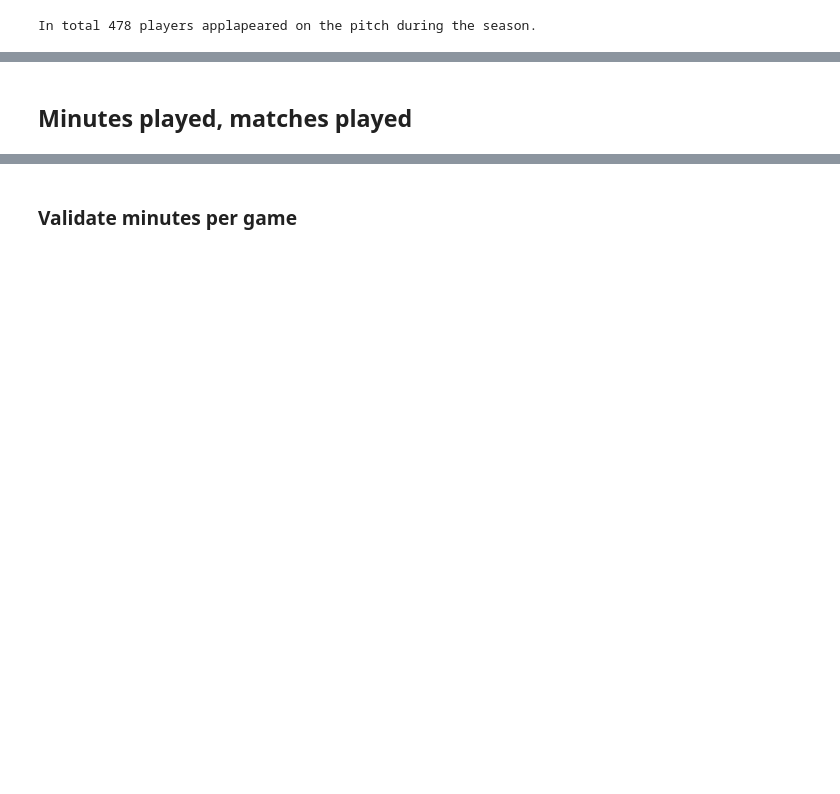
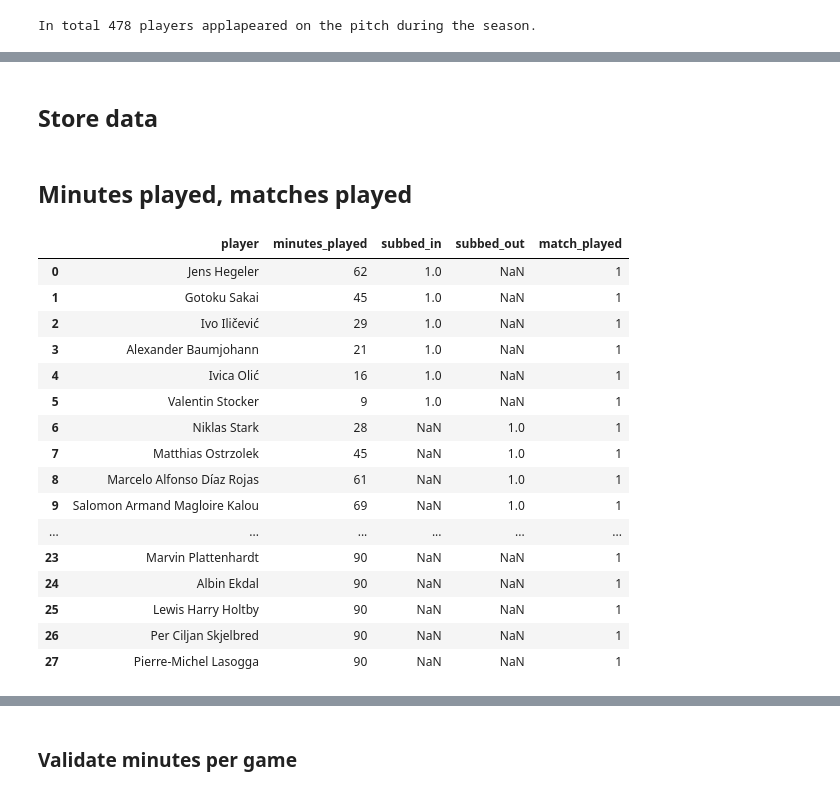
Before and after one commit to allorenz/football-player-similarity, a Jupyter notebook: src/feature_standard_stats.ipynb, the cells around one changed output, grey strips where cells are left out. Drawn from its saved outputs; the diff is of its cells as text; code cells hidden in the pictures; blank space fills up the shorter version.

```diff
--- a/src/feature_standard_stats.ipynb
+++ b/src/feature_standard_stats.ipynb
@@ -41,0 +178,2 @@ In total 478 players applapeared on the pitch during the season.
+# %% [markdown]
+## __Store data__
@@ -56,35 +196,57 @@ def get_minutes_played(df):
     for player in df_with_flags.loc[df_with_flags["player"].notna(),"player"].values:
         all_players.add(player)
 
     for player in df_with_flags.loc[df_with_flags["substitution_replacement"].notna(), "substitution_replacement"].values:
         all_players.add(player)
 
     # flags
     df_with_flags["is_substituted"] = df_with_flags["substitution_outcome"].notna()
     df_with_flags["match_duration"] = match_duration
     df_with_flags["minutes_played_subbed_in"] = match_duration - df_with_flags["minute"]
 
     # filter
     df_player_subbed_out = df_with_flags.loc[df_with_flags["is_substituted"]==True,["player", "minute"]]
     df_player_subbed_in = df_with_flags.loc[df_with_flags["is_substituted"]==True, ["substitution_replacement", "minutes_played_subbed_in"]]
 
     # rename
     df_player_subbed_in = df_player_subbed_in.rename({"substitution_replacement":"player",
                                                       "minutes_played_subbed_in" :"minutes_played"}, axis=1)
     df_player_subbed_out = df_player_subbed_out.rename({"minute":"minutes_played"}, axis=1)
 
+    # add subbed_in subbed_of mask
+    df_player_subbed_in["subbed_in"] = 1
+    df_player_subbed_out["subbed_out"] = 1
+
     df_subbed_player = pd.concat([df_player_subbed_in, df_player_subbed_out],axis=0)
 
     # add remaining players that were not subbed off
     players_not_subbed_off = [player for player in all_players if player not in df_subbed_player["player"].values]
     df_player_not_subbed_off = pd.DataFrame({"player": players_not_subbed_off, "minutes_played" : 90})
 
-    df_result = pd.concat([df_subbed_player, df_player_not_subbed_off],axis=0)
+    df_result = pd.concat([df_subbed_player, df_player_not_subbed_off],axis=0).reset_index(drop=True)
     df_result["match_played"] = 1
 
     return df_result
 
-# get_minutes_played(match_a)
+get_minutes_played(match_a)
+# %% [output]
+|  | player | minutes_played | subbed_in | subbed_out | match_played |
+| 0 | Jens Hegeler | 62 | 1.0 | NaN | 1 |
+| 1 | Gotoku Sakai | 45 | 1.0 | NaN | 1 |
+| 2 | Ivo Iličević | 29 | 1.0 | NaN | 1 |
+| 3 | Alexander Baumjohann | 21 | 1.0 | NaN | 1 |
+| 4 | Ivica Olić | 16 | 1.0 | NaN | 1 |
+| 5 | Valentin Stocker | 9 | 1.0 | NaN | 1 |
+| 6 | Niklas Stark | 28 | NaN | 1.0 | 1 |
+| 7 | Matthias Ostrzolek | 45 | NaN | 1.0 | 1 |
+| 8 | Marcelo Alfonso Díaz Rojas | 61 | NaN | 1.0 | 1 |
+| 9 | Salomon Armand Magloire Kalou | 69 | NaN | 1.0 | 1 |
+| ... | ... | ... | ... | ... | ... |
+| 23 | Marvin Plattenhardt | 90 | NaN | NaN | 1 |
+| 24 | Albin Ekdal | 90 | NaN | NaN | 1 |
+| 25 | Lewis Harry Holtby | 90 | NaN | NaN | 1 |
+| 26 | Per Ciljan Skjelbred | 90 | NaN | NaN | 1 |
+| 27 | Pierre-Michel Lasogga | 90 | NaN | NaN | 1 |
 # %%
 matche_ids = df["match_id"].unique()
 first_match = True
```
Also changed, not shown: parts of 7 cells of this notebook, 7 other files.
